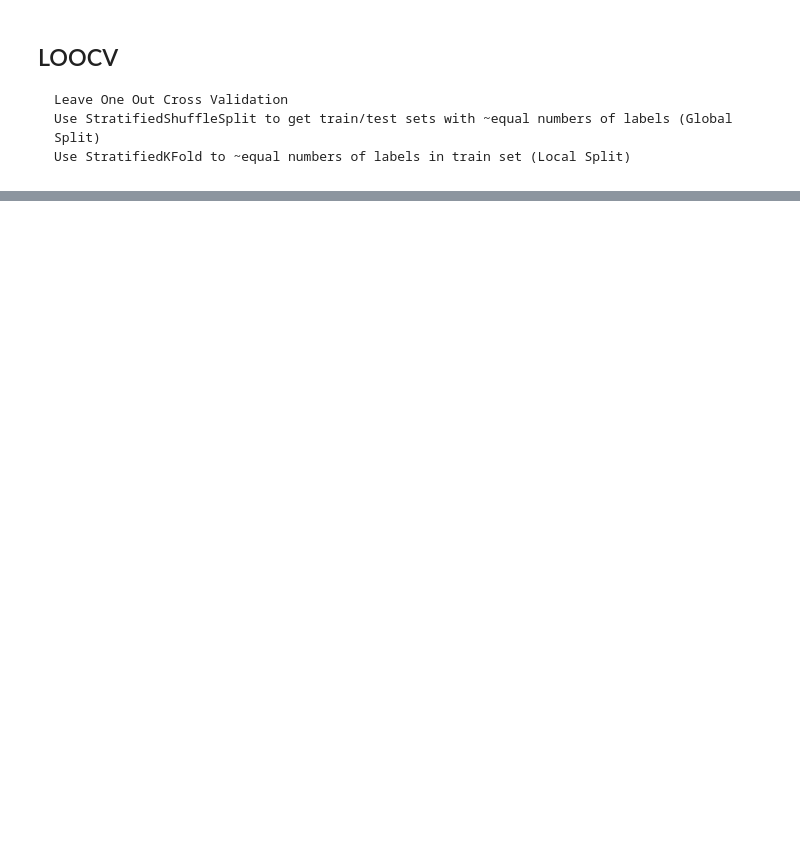
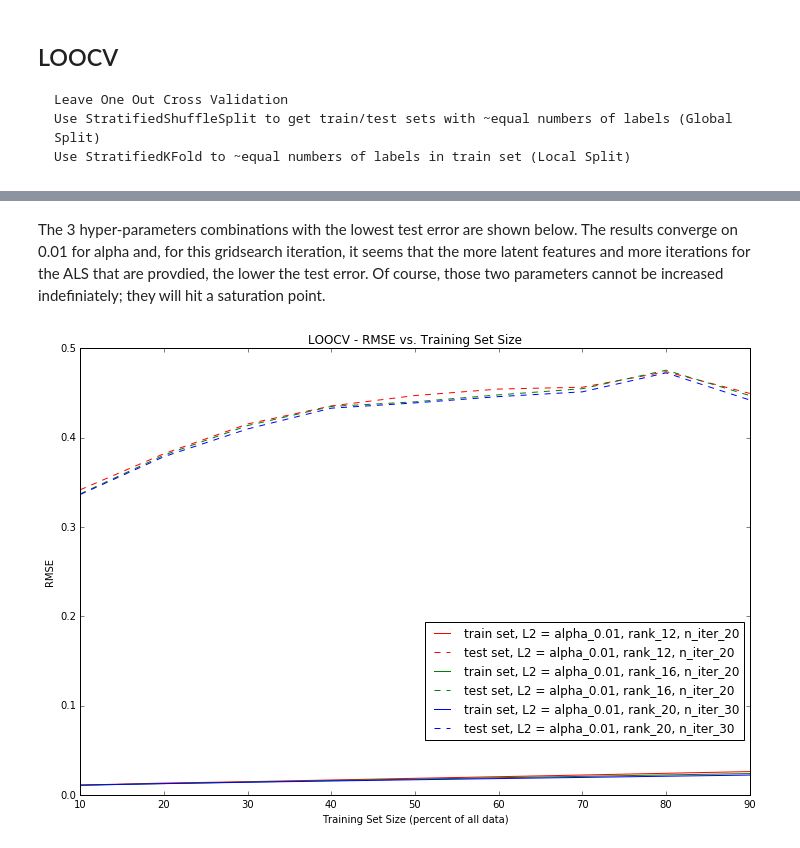
Before and after one commit to AlexanderPhysics/Wine_Recommender, a Jupyter notebook: scripts/Spark_Recommender_Model_Validation.ipynb, the cells around one changed output, grey strips where cells are left out. Cells and saved outputs as stored; diff of their text form; code cells hidden in the pictures; blank space fills up the shorter version.

```diff
--- a/scripts/Spark_Recommender_Model_Validation.ipynb
+++ b/scripts/Spark_Recommender_Model_Validation.ipynb
@@ -185,0 +371,33 @@ plt.legend();
+# %%
+def get_lowest_error_indices(gs_errors, k =6):
+    ind = []
+    for i, errors in  enumerate(gs_errors.values()):
+        ind.append([i, errors[-1]])
+    ind = np.array(ind)
+    return ind[ind.argsort(axis = 0).T[1]][-k:].T[0]
+# %%
+lowest_error_indices = get_lowest_error_indices(gs_test_errors, k =3)
+# %% [markdown]
+The 3 hyper-parameters combinations with the lowest test error are shown below. The results converge on 0.01 for alpha and, for this gridsearch iteration, it seems that the more latent features and more iterations for the ALS that are provdied, the lower the test error. Of course, those two parameters cannot be increased indefiniately; they will hit a saturation point.
+# %%
+x_values = np.array([10, 20, 30, 40, 50, 60, 70, 80, 90])
+colormap = np.array(['r', 'g', 'b','m', 'c', 'y', 'k'])
+plt.figure(figsize = (12,8));
+plt.title("LOOCV - RMSE vs. Training Set Size");
+plt.ylabel("RMSE");
+plt.xlabel("Training Set Size (percent of all data)");
+
+cnt = 0
+for i, gs_key in enumerate(gs_keys):
+    if i in lowest_error_indices:
+        train = gs_train_errors[gs_key]
+        test = gs_test_errors[gs_key]
+        plt.plot(x_values, train,  c=colormap[cnt],  label="train set, L2 = {}".format(gs_key));
+        plt.plot(x_values, test,  c=colormap[cnt], linestyle="dashed", label="test set, L2 = {}".format(gs_key));
+
+        cnt += 1
+        if cnt == 6:
+            cnt = 0
+plt.legend(bbox_to_anchor=(1.0, 0.4));
+# %% [output]
+[figure, added]
```
Also changed, not shown: parts of 107 cells of this notebook, 34 other files.
